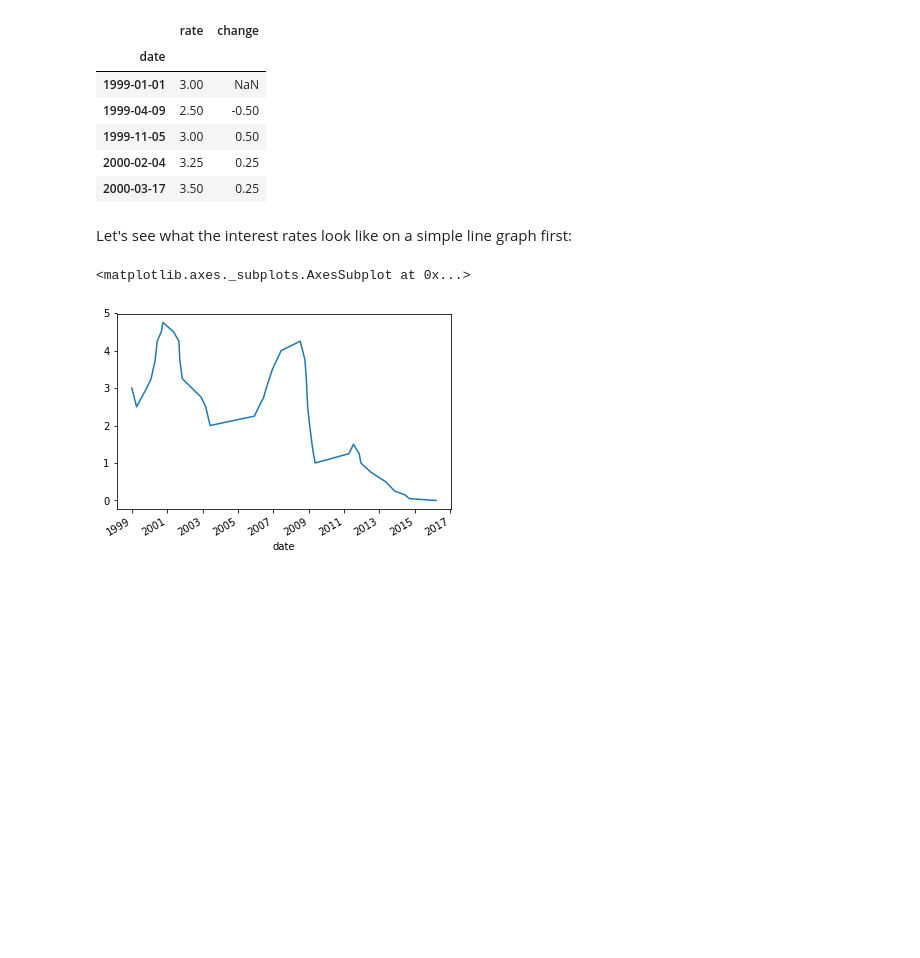
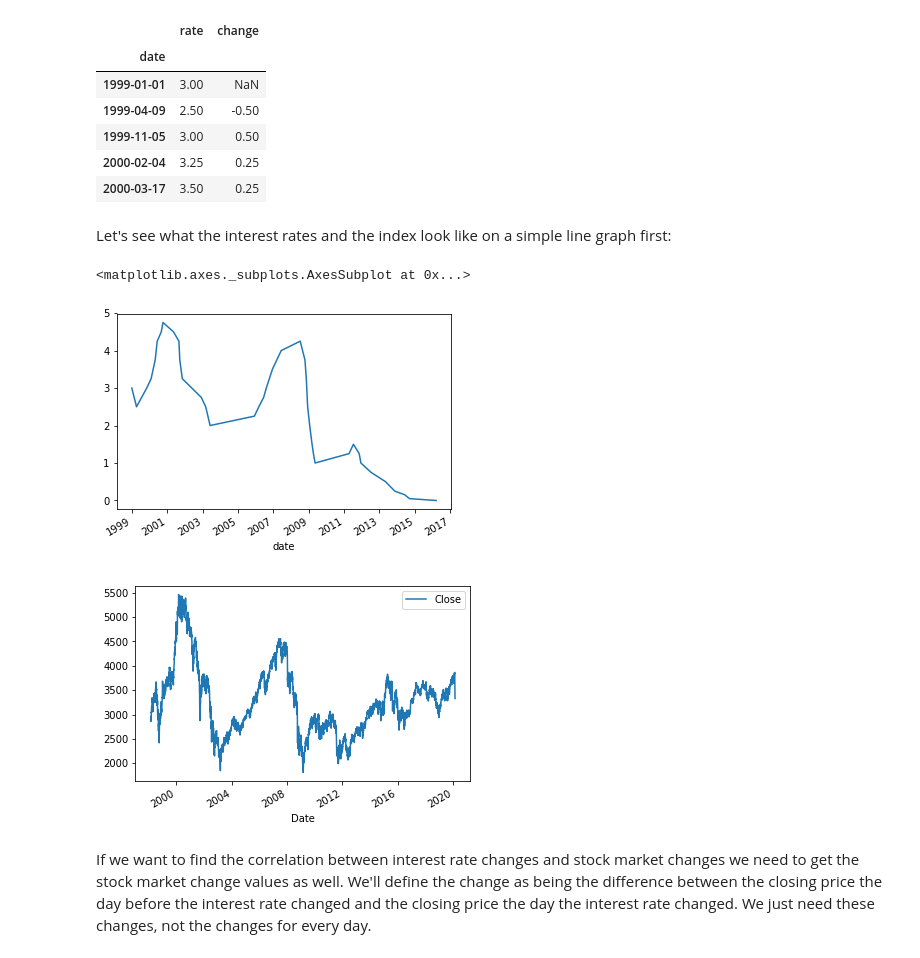
Before and after one commit to binary-riviera/Finance-Models, a Jupyter notebook: Bayes_interest_index.ipynb, the cells around one changed output. Drawn from its saved outputs; the diff is of its cells as text; code cells hidden in the pictures; blank space fills up the shorter version.

```diff
--- a/Bayes_interest_index.ipynb
+++ b/Bayes_interest_index.ipynb
@@ -118,9 +118,13 @@ interest_rates.sort_index().head()
 | 2000-02-04 | 3.25 | 0.25 |
 | 2000-03-17 | 3.50 | 0.25 |
 # %% [markdown]
-Let's see what the interest rates look like on a simple line graph first:
+Let's see what the interest rates and the index look like on a simple line graph first:
 # %%
 interest_rates['rate'].plot.line()
+close.plot.line()
 # %% [output]
 <matplotlib.axes._subplots.AxesSubplot at 0x...>
 [figure]
+[figure, added]
+# %% [markdown]
+If we want to find the correlation between interest rate changes and stock market changes we need to get the stock market change values as well. We'll define the change as being the difference between the closing price the day before the interest rate changed and the closing price the day the interest rate changed. We just need these changes, not the changes for every day.
```
